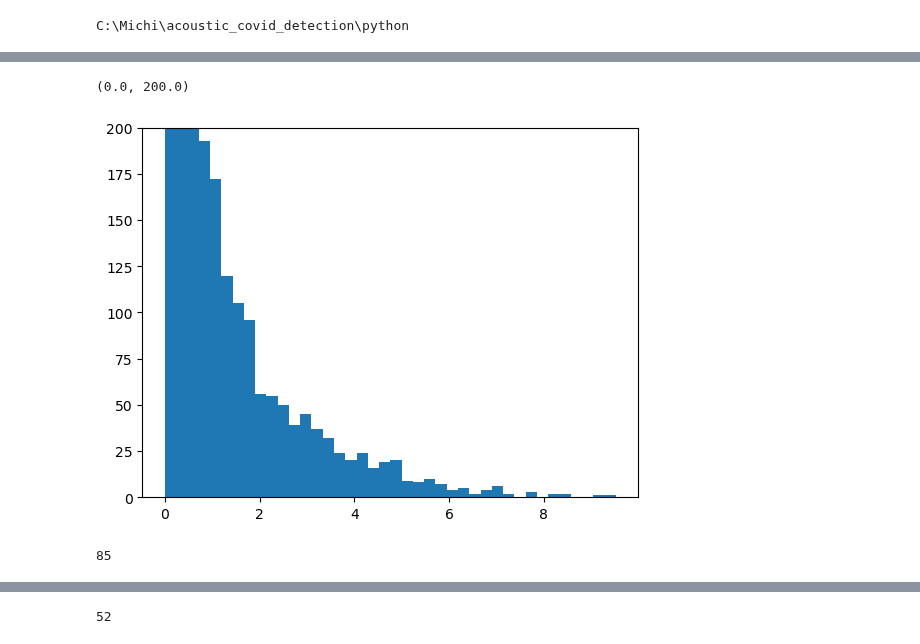
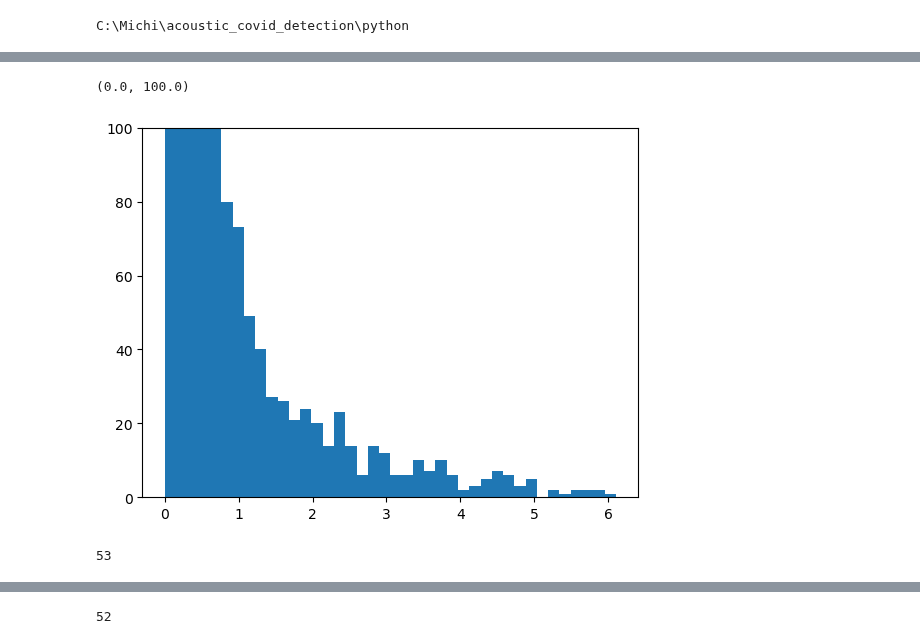
Before and after one commit to MichaelReiter94/acoustic_covid_detection, a Jupyter notebook: python/Jupyter_Notebooks/_find_confidently_misclassified_ids.ipynb, the cells around one changed output, grey strips where cells are left out. Drawn from its saved outputs; the diff is of its cells as text; code cells hidden in the pictures.

```diff
--- a/python/Jupyter_Notebooks/_find_confidently_misclassified_ids.ipynb
+++ b/python/Jupyter_Notebooks/_find_confidently_misclassified_ids.ipynb
@@ -11,7 +11,8 @@ import matplotlib.pyplot as plt
 # %% [output]
 C:\Michi\acoustic_covid_detection\python
 # %%
-ID_PERFORMANCE_TRACKING = "003_find_confidently_misclassified.pickle"
+# ID_PERFORMANCE_TRACKING = "003_find_confidently_misclassified.pickle"
+ID_PERFORMANCE_TRACKING = "confident_misclassification_new.pickle"
 id_performance = IDPerformanceTracker(ID_PERFORMANCE_TRACKING)
 id_performance.df = id_performance.load()
 # %%
@@ -58,12 +59,14 @@ id_performance.df
+# %%
+temp = np.array(id_performance.df.mean_loss)
 # %%
 plt.hist(temp, 40)
-plt.ylim([0, 200])
+plt.ylim([0, 100])
 # %% [output]
-(0.0, 200.0)
+(0.0, 100.0)
-[figure, old version]
+[figure, new version]
 # %%
 min_threshold = 1
-mean_threshold = 2
+mean_threshold = 1
 confidently_misclassified = []
 mean_mean_loss = []
 for participant_id in id_performance.df.ID.unique():
@@ -78,4 +81,4 @@ for participant_id in id_performance.df.ID.unique():
         # print(id_performance.df[id_performance.df.ID == participant_id][["mean_loss", "rec_type"]])
 len(confidently_misclassified)
 # %% [output]
-85
+53
```
Also changed, not shown: parts of 12 cells of this notebook, 23 other files.
